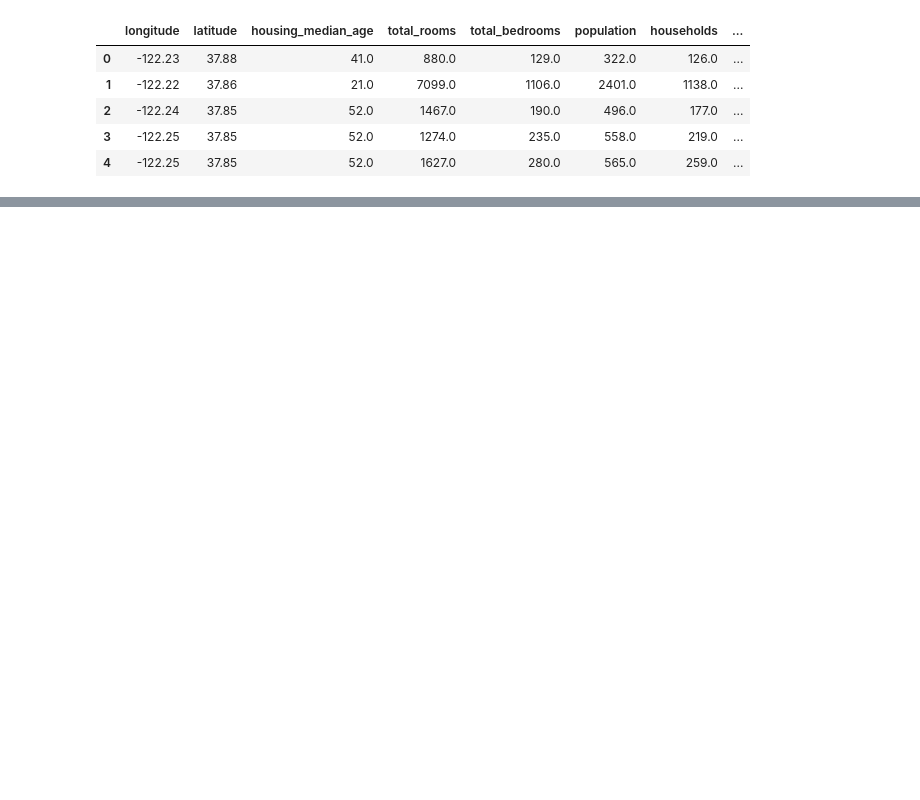
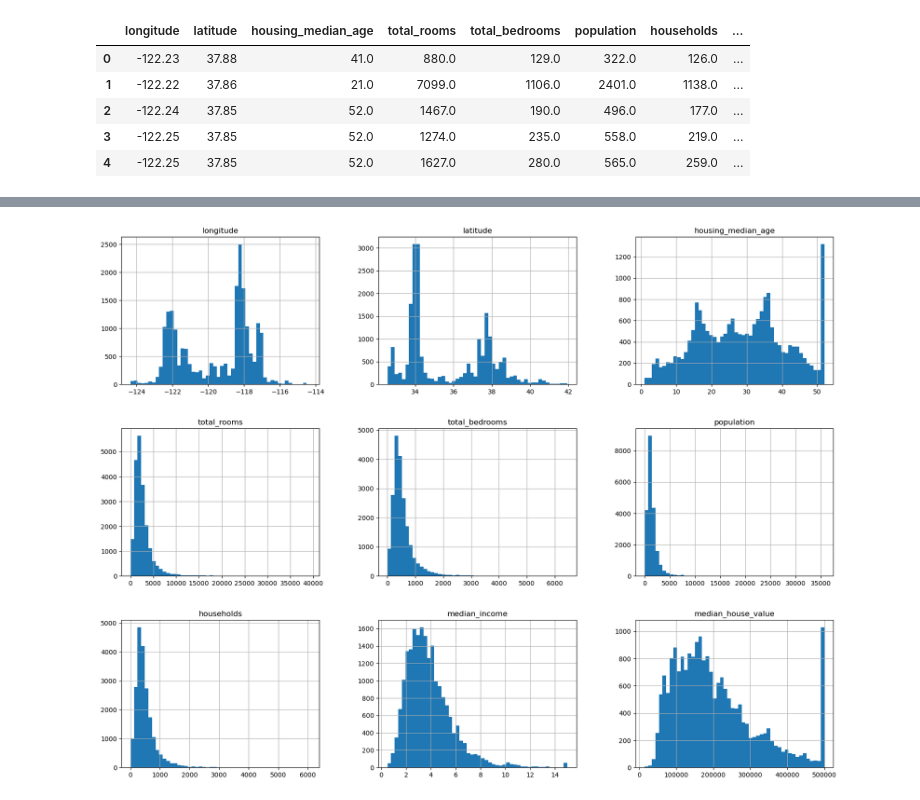
Before and after one commit to gabrielreiss/livro_machine_learning, a Jupyter notebook: Livro machine learning.ipynb, the cells around one changed output, grey strips where cells are left out. Cells and saved outputs as stored; diff of their text form; code cells hidden in the pictures; blank space fills up the shorter version.

```diff
--- a/Livro machine learning.ipynb
+++ b/Livro machine learning.ipynb
@@ -31,0 +74,7 @@ housing.head()
+# %%
+#%matplotlib inline
+import matplotlib.pyplot as plt
+housing.hist(bins=50, figsize=(20,15))
+plt.show()
+# %% [output]
+[figure, added]
```
Also changed, not shown: parts of 5 cells of this notebook.
